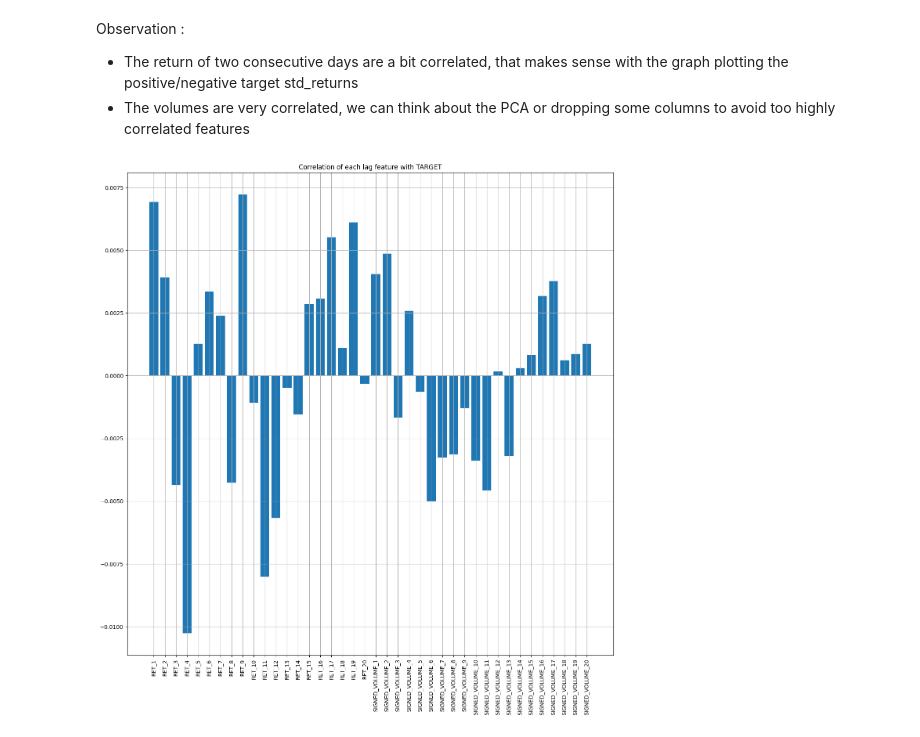
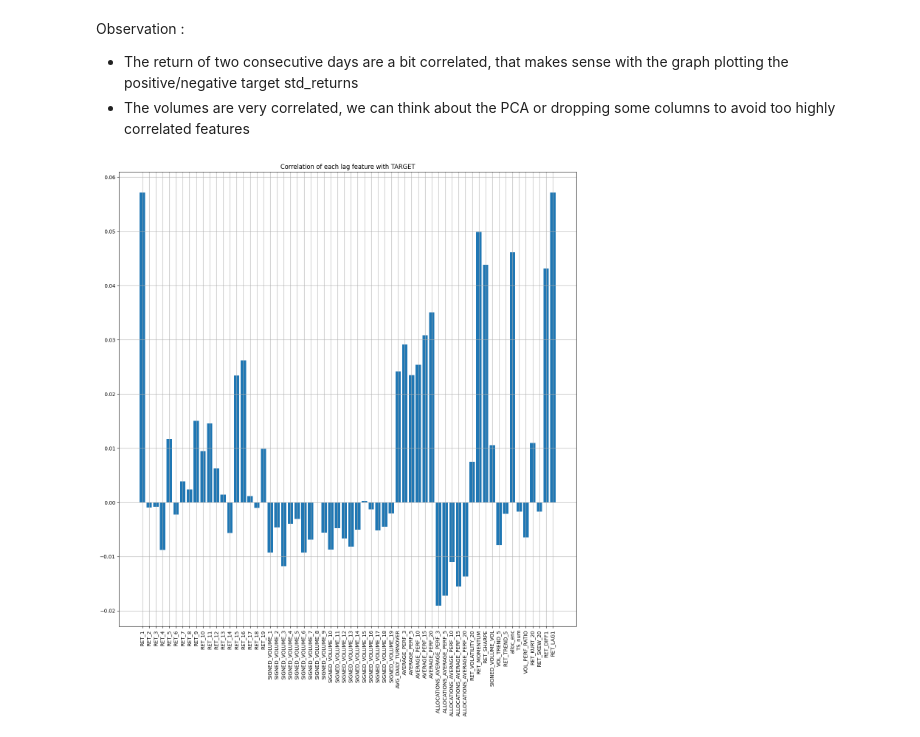
Before and after one commit to leclercrafael/QRT-Asset-Allocation-Performance-forecasting, a Jupyter notebook: main_raf.ipynb, the cells around one changed output. Drawn from its saved outputs; the diff is of its cells as text; code cells hidden in the pictures.

```diff
--- a/main_raf.ipynb
+++ b/main_raf.ipynb
@@ -217,3 +243,5 @@ plt.tight_layout()
 plt.show()
 # %% [output]
 [figure]
+# %%
+y_train = y_train.drop(columns=['ROW_ID'])
@@ -233,10 +360,10 @@ Observation :
 - The volumes are very correlated, we can think about the PCA or dropping some columns to avoid too highly correlated features
 # %%
 plt.figure(figsize=(16,16))
-corrs = [np.corrcoef(X_train[col], y_train.T)[0, 1] for col in ret_cols + vol_cols]
+corrs = [np.corrcoef(X[col], y_train.T)[0, 1] for col in features]
 plt.bar(range(len(corrs)), corrs)
-plt.xticks(range(len(corrs)), ret_cols + vol_cols, rotation=90)
+plt.xticks(range(len(corrs)), features, rotation=90)
 plt.title("Correlation of each lag feature with TARGET")
 plt.grid()
 # %% [output]
-[figure, old version]
+[figure, new version]
```
Also changed, not shown: parts of 20 cells of this notebook, 1 other file.
